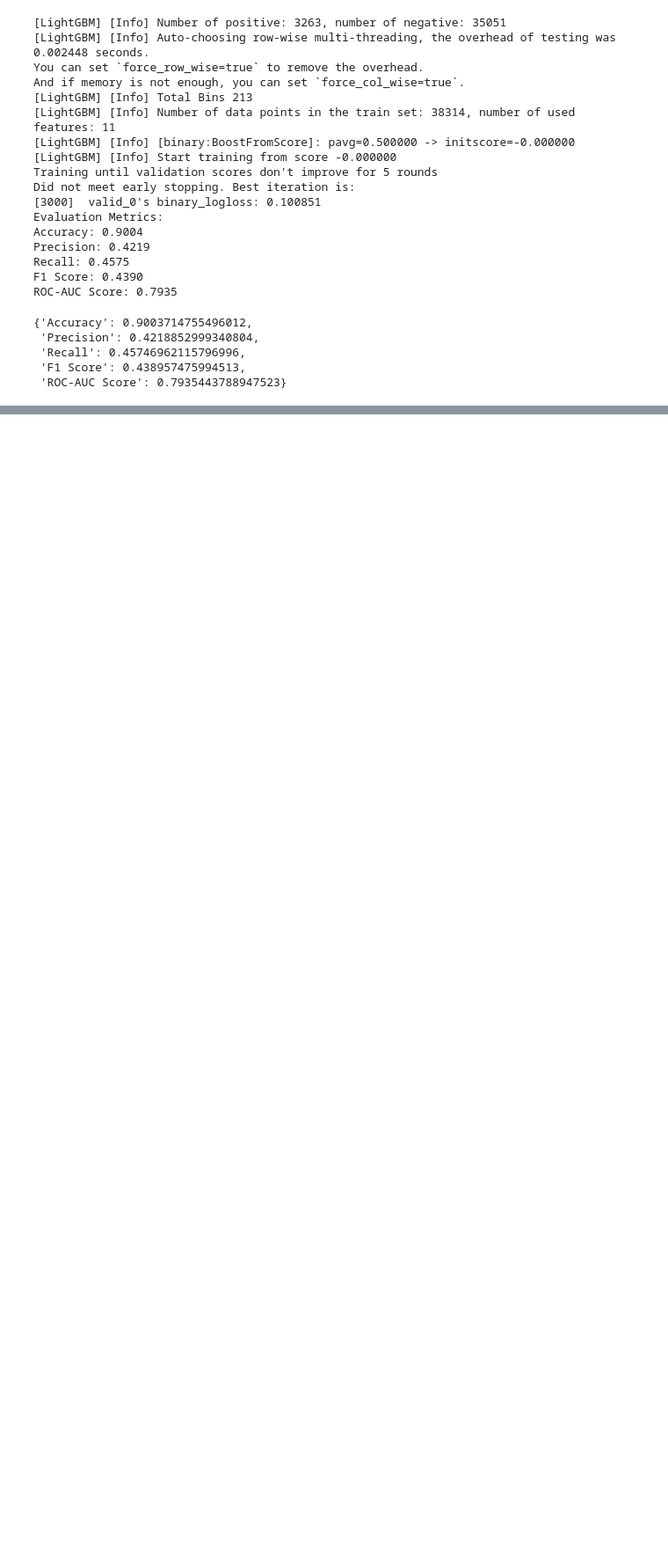
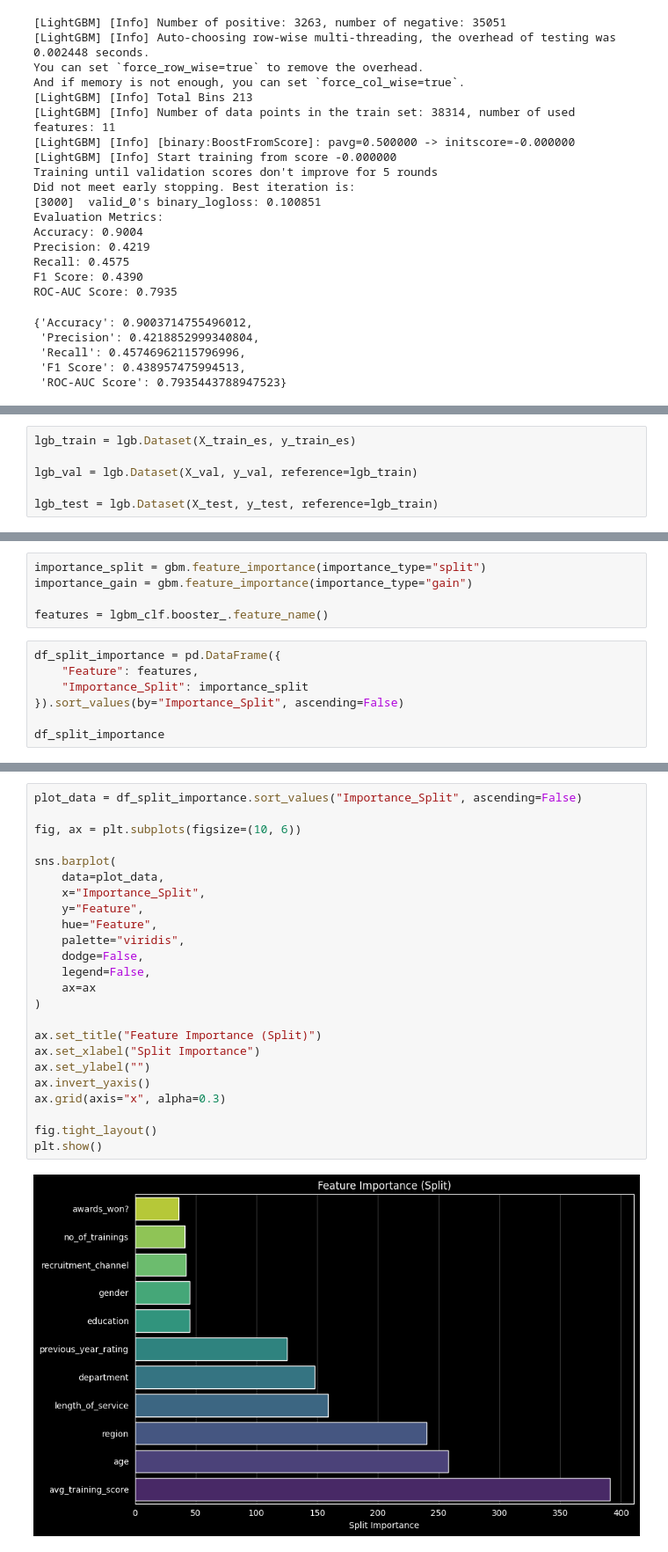
Before and after one commit to gonzur75/data_science_main, a Jupyter notebook: ensemble_learning/boosting/classification_lightgbm.ipynb, the cells around one changed output, grey strips where cells are left out. Shown at 88% size. Cells and saved outputs as stored; diff of their text form; blank space fills up the shorter version.

```diff
--- a/ensemble_learning/boosting/classification_lightgbm.ipynb
+++ b/ensemble_learning/boosting/classification_lightgbm.ipynb
@@ -236,0 +255,6 @@ ROC-AUC Score: 0.7935
+# %%
+lgb_train = lgb.Dataset(X_train_es, y_train_es)
+
+lgb_val = lgb.Dataset(X_val, y_val, reference=lgb_train)
+
+lgb_test = lgb.Dataset(X_test, y_test, reference=lgb_train)
@@ -236,0 +354,12 @@ ROC-AUC Score: 0.7935
+# %%
+importance_split = gbm.feature_importance(importance_type="split")
+importance_gain = gbm.feature_importance(importance_type="gain")
+
+features = lgbm_clf.booster_.feature_name()
+# %%
+df_split_importance = pd.DataFrame({
+    "Feature": features,
+    "Importance_Split": importance_split
+}).sort_values(by="Importance_Split", ascending=False)
+
+df_split_importance
@@ -236,0 +399,26 @@ ROC-AUC Score: 0.7935
+# %%
+plot_data = df_split_importance.sort_values("Importance_Split", ascending=False)
+
+fig, ax = plt.subplots(figsize=(10, 6))
+
+sns.barplot(
+    data=plot_data,
+    x="Importance_Split",
+    y="Feature",
+    hue="Feature",
+    palette="viridis",
+    dodge=False,
+    legend=False,
+    ax=ax
+)
+
+ax.set_title("Feature Importance (Split)")
+ax.set_xlabel("Split Importance")
+ax.set_ylabel("")
+ax.invert_yaxis()
+ax.grid(axis="x", alpha=0.3)
+
+fig.tight_layout()
+plt.show()
+# %% [output]
+[figure, added]
```
Also changed, not shown: parts of 6 cells of this notebook, 11 other files.
